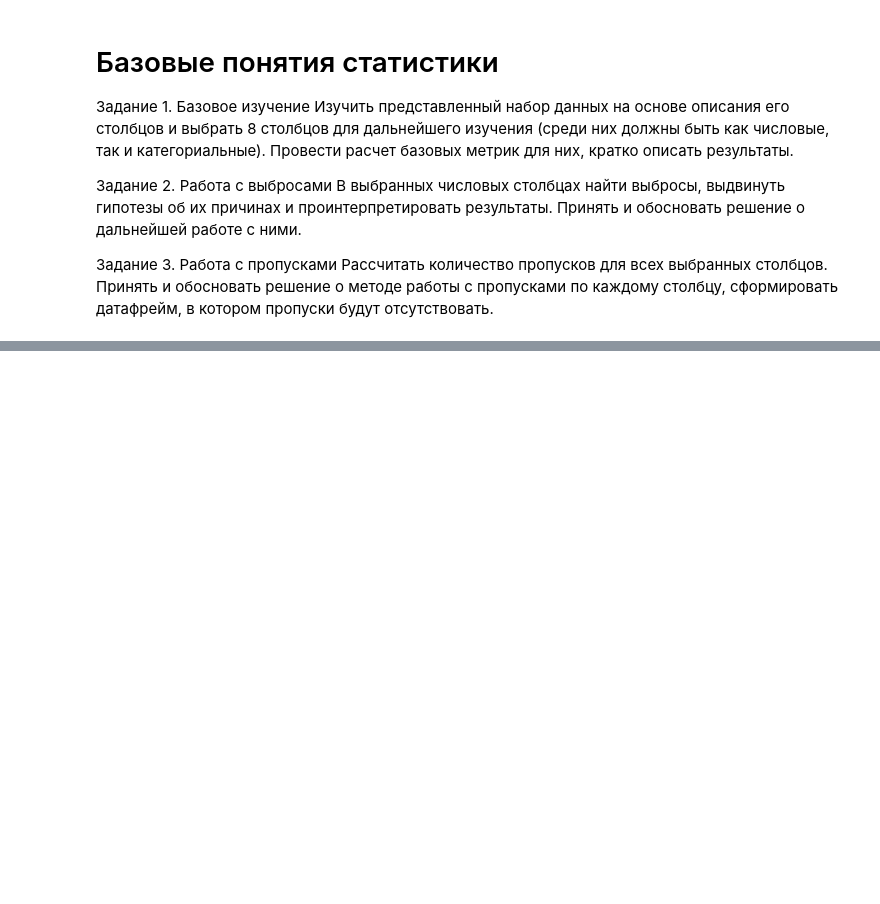
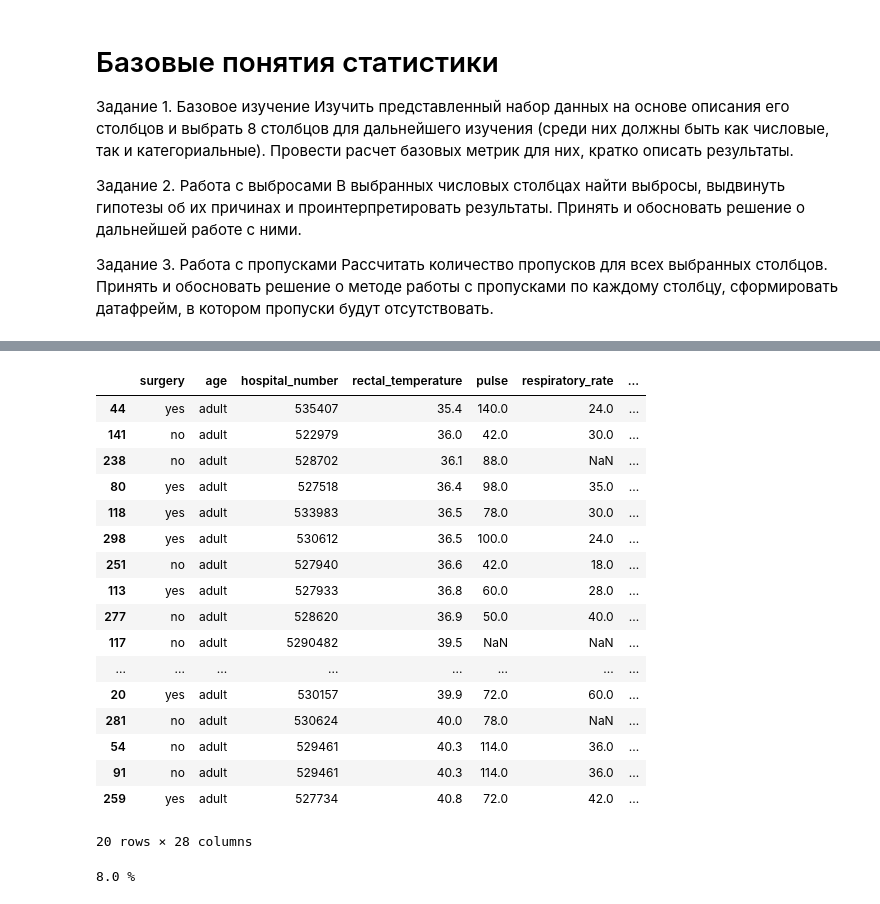
Before and after one commit to Mekhdievm/homework, a Jupyter notebook: 15/15.ipynb, the cells around one changed output, grey strips where cells are left out. Saved outputs shown, nothing was run; the diff lists cells and outputs as text; code cells hidden in the pictures; blank space fills up the shorter version.

```diff
--- a/15/15.ipynb
+++ b/15/15.ipynb
@@ -414,0 +271,42 @@ df.head(20)
+# %%
+#Посмотрим выбросы
+quantile1 = df.rectal_temperature.quantile(0.25)
+quantile3 = df.rectal_temperature.quantile(0.75)
+iqr = quantile3 - quantile1
+lower = quantile1 - (1.5 * iqr)
+upper = quantile3 + (1.5 * iqr)
+
+df[(df.rectal_temperature < lower) | (df.rectal_temperature > upper)].sort_values('rectal_temperature')
+# %% [output]
+|  | surgery | age | hospital_number | rectal_temperature | pulse | respiratory_rate | ... |
+| 44 | yes | adult | 535407 | 35.4 | 140.0 | 24.0 | ... |
+| 141 | no | adult | 522979 | 36.0 | 42.0 | 30.0 | ... |
+| 238 | no | adult | 528702 | 36.1 | 88.0 | NaN | ... |
+| 80 | yes | adult | 527518 | 36.4 | 98.0 | 35.0 | ... |
+| 118 | yes | adult | 533983 | 36.5 | 78.0 | 30.0 | ... |
+| 298 | yes | adult | 530612 | 36.5 | 100.0 | 24.0 | ... |
+| 251 | no | adult | 527940 | 36.6 | 42.0 | 18.0 | ... |
+| 113 | yes | adult | 527933 | 36.8 | 60.0 | 28.0 | ... |
+| 277 | no | adult | 528620 | 36.9 | 50.0 | 40.0 | ... |
+| 117 | no | adult | 5290482 | 39.5 | NaN | NaN | ... |
+| ... | ... | ... | ... | ... | ... | ... | ... |
+| 20 | yes | adult | 530157 | 39.9 | 72.0 | 60.0 | ... |
+| 281 | no | adult | 530624 | 40.0 | 78.0 | NaN | ... |
+| 54 | no | adult | 529461 | 40.3 | 114.0 | 36.0 | ... |
+| 91 | no | adult | 529461 | 40.3 | 114.0 | 36.0 | ... |
+| 259 | yes | adult | 527734 | 40.8 | 72.0 | 42.0 | ... |
+20 rows × 28 columns
+# %%
+#pulse
+# - linear
+# - the heart rate in beats per minute
+# - is a reflection of the heart condition: 30 - 40 is normal for adults
+# - rare to have a lower than normal rate although athletic horses may have a rate of 20 - 25
+# - animals with painful lesions or suffering from circulatory shock may have an elevated heart rate
+
+#неприрывная величина, значение пульса лошади
+
+# процент пропусков
+print(round(len(df.loc[df['pulse'].isna()]) / len(df.index) * 100, 1), "%")
+# %% [output]
+8.0 %
```
Also changed, not shown: parts of 45 cells of this notebook.
